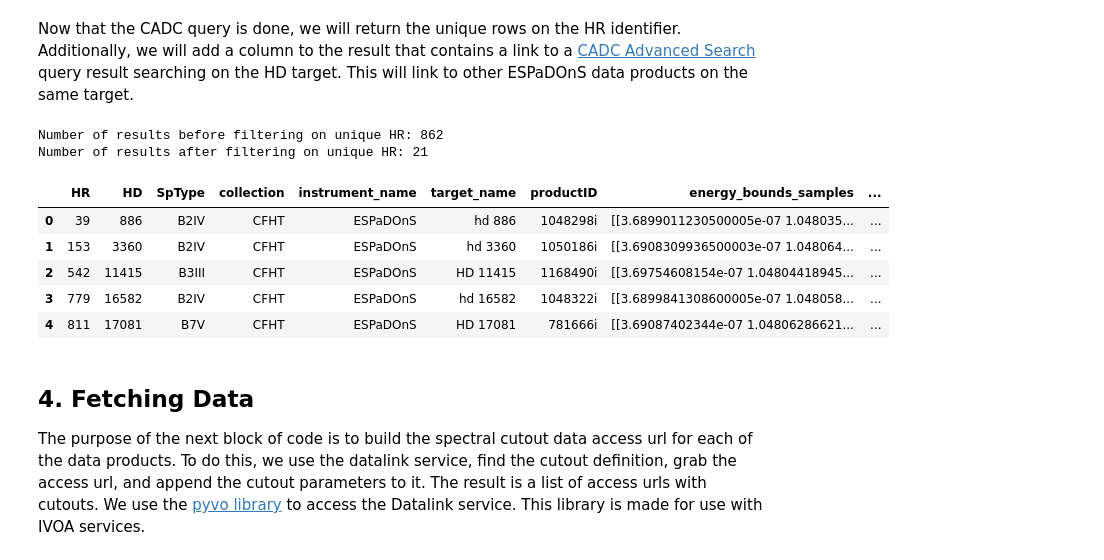
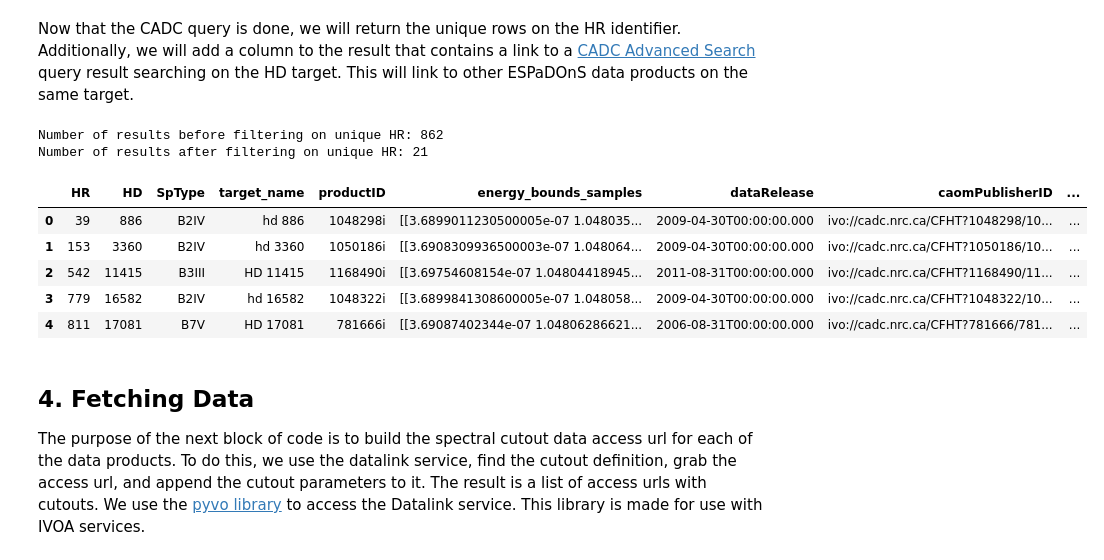
Before and after one commit to ellieb/astroquery_tutorial, a Jupyter notebook: astroquery_example_spectra.ipynb, the cells around one changed output. Cells and saved outputs as stored; diff of their text form; code cells hidden in the pictures.

```diff
--- a/astroquery_example_spectra.ipynb
+++ b/astroquery_example_spectra.ipynb
@@ -152,11 +152,13 @@ from astroquery.cadc import Cadc
 cadc = Cadc()
 
 column_list = ', '.join([
-    'star_results.HR AS HR', 'star_results.HD AS HD', 'star_results.SpType AS SpType',
-    'Observation.collection AS collection', 'Observation.instrument_name AS instrument_name',
-    'Observation.target_name AS target_name', 'Plane.productID AS productID',
-    'Plane.energy_bounds_samples AS energy_bounds_samples','Plane.dataProductType AS dataProductType',
-    'Plane.dataRelease AS dataRelease', 'Plane.position_bounds AS position_bounds',
+    'star_results.HR AS HR',
+    'star_results.HD AS HD',
+    'star_results.SpType AS SpType',
+    'Observation.target_name AS target_name',
+    'Plane.productID AS productID',
+    'Plane.energy_bounds_samples AS energy_bounds_samples',
+    'Plane.dataRelease AS dataRelease',
     'Plane.publisherID AS caomPublisherID'
 ])
 
@@ -172,7 +174,6 @@ query_params = {
     'column_list': column_list,
 }
 
-
 query = '''SELECT {column_list} FROM tap_upload.bright_star_results as star_results
 JOIN caom2.Plane AS Plane
 ON (INTERSECTS( CIRCLE('ICRS', star_results.RA, star_results.DEC, {radius}), Plane.position_bounds ) = 1)
@@ -185,7 +186,7 @@ WHERE  ( Observation.instrument_name = '{instrument_name}'
     AND ( Plane.quality_flag IS NULL OR Plane.quality_flag != 'junk' ) )
 '''.format(column_list, **query_params)
 
-espadons_results = cadc.exec_sync(query,
-                     uploads={'bright_star_results': bright_star_results})
+espadons_results = cadc.exec_sync(
+    query, uploads={'bright_star_results': bright_star_results})
 espadons_results
 # %% [output]
@@ -194,51 +195,52 @@ Wall time: 1min 55s
 # %% [markdown]
 Now that the CADC query is done, we will return the unique rows on the HR identifier. Additionally, we will add a column to the result that contains a link to a [CADC Advanced Search](https://www.cadc-ccda.hia-iha.nrc-cnrc.gc.ca/en/search/) query result searching on the HD target. This will link to other ESPaDOnS data products on the same target.
 # %%
+import pandas as pd
 from IPython.display import HTML
-import pandas as pd
 
 
 def make_clickable(val):
     # Target _blank to open new window
     return '<a target="_blank" href="{0}">{1}</a>'.format(val, 'Spectra link')
 
 
 # Get unique results on HR and convert to pandas dataframe
 unique_espadons_results = unique(espadons_results, keys='HR').to_pandas()
 str_cols = [
-    'SpType', 'collection', 'instrument_name', 'target_name', 'productID',
-    'dataProductType', 'dataRelease', 'caomPublisherID'
+    'SpType', 'target_name', 'productID', 'dataRelease', 'caomPublisherID'
 ]
 str_results = unique_espadons_results[str_cols].stack().str.decode(
     'utf-8').unstack()
 for col in str_results:
     unique_espadons_results[col] = str_results[col]
 
 # Build the spectra query column
 spectra_query_url = (
     'http://www.cadc-ccda.hia-iha.nrc-cnrc.gc.ca/en/search/?activateMAQ=true&'
     'Observation.intent=science&Plane.position.bounds@Shape1Resolver.value=ALL&'
     'Plane.position.bounds=HD%20{}&Plane.energy.bounds.samples=6675..6682A&'
     'Observation.collection=CFHT&Observation.instrument.name=ESPaDOnS&'
     'Plane.calibrationLevel=2')
 
 unique_espadons_results['Spectra'] = [
     spectra_query_url.format(hd) for hd in unique_espadons_results['HD']
 ]
 
-print("Number of results before filtering on unique HR: {}".format(len(espadons_results)))
-print("Number of results after filtering on unique HR: {}".format(len(unique_espadons_results)))
+print("Number of results before filtering on unique HR: {}".format(
+    len(espadons_results)))
+print("Number of results after filtering on unique HR: {}".format(
+    len(unique_espadons_results)))
 
 unique_espadons_results.head().style.format({'Spectra': make_clickable})
 # %% [output]
 Number of results before filtering on unique HR: 862
 Number of results after filtering on unique HR: 21
-|  | HR | HD | SpType | collection | instrument_name | target_name | productID | energy_bounds_samples | ... |
-| 0 | 39 | 886 | B2IV | CFHT | ESPaDOnS | hd 886 | 1048298i | [[3.6899011230500005e-07 1.048035... | ... |
-| 1 | 153 | 3360 | B2IV | CFHT | ESPaDOnS | hd 3360 | 1050186i | [[3.6908309936500003e-07 1.048064... | ... |
-| 2 | 542 | 11415 | B3III | CFHT | ESPaDOnS | HD 11415 | 1168490i | [[3.69754608154e-07 1.04804418945... | ... |
-| 3 | 779 | 16582 | B2IV | CFHT | ESPaDOnS | hd 16582 | 1048322i | [[3.6899841308600005e-07 1.048058... | ... |
-| 4 | 811 | 17081 | B7V | CFHT | ESPaDOnS | HD 17081 | 781666i | [[3.69087402344e-07 1.04806286621... | ... |
+|  | HR | HD | SpType | target_name | productID | energy_bounds_samples | dataRelease | caomPublisherID | ... |
+| 0 | 39 | 886 | B2IV | hd 886 | 1048298i | [[3.6899011230500005e-07 1.048035... | 2009-04-30T00:00:00.000 | ivo://cadc.nrc.ca/CFHT?1048298/10... | ... |
+| 1 | 153 | 3360 | B2IV | hd 3360 | 1050186i | [[3.6908309936500003e-07 1.048064... | 2009-04-30T00:00:00.000 | ivo://cadc.nrc.ca/CFHT?1050186/10... | ... |
+| 2 | 542 | 11415 | B3III | HD 11415 | 1168490i | [[3.69754608154e-07 1.04804418945... | 2011-08-31T00:00:00.000 | ivo://cadc.nrc.ca/CFHT?1168490/11... | ... |
+| 3 | 779 | 16582 | B2IV | hd 16582 | 1048322i | [[3.6899841308600005e-07 1.048058... | 2009-04-30T00:00:00.000 | ivo://cadc.nrc.ca/CFHT?1048322/10... | ... |
+| 4 | 811 | 17081 | B7V | HD 17081 | 781666i | [[3.69087402344e-07 1.04806286621... | 2006-08-31T00:00:00.000 | ivo://cadc.nrc.ca/CFHT?781666/781... | ... |
 # %% [markdown]
 ## 4. Fetching Data
 The purpose of the next block of code is to build the spectral cutout data access url for each of the data products. To do this, we use the datalink service, find the cutout definition, grab the access url, and append the cutout parameters to it. The result is a list of access urls with cutouts. We use the [pyvo library](https://pyvo.readthedocs.io/en/latest/) to access the Datalink service. This library is made for use with IVOA services.
```
Also changed, not shown: parts of 3 cells of this notebook.
